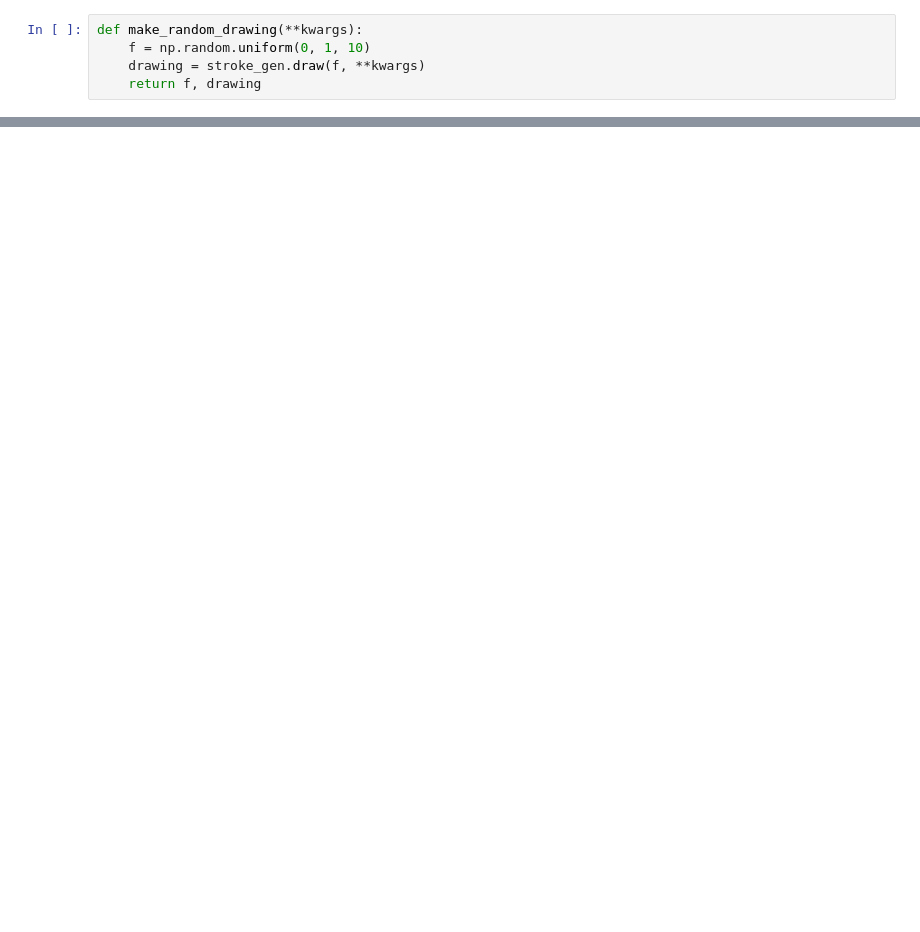
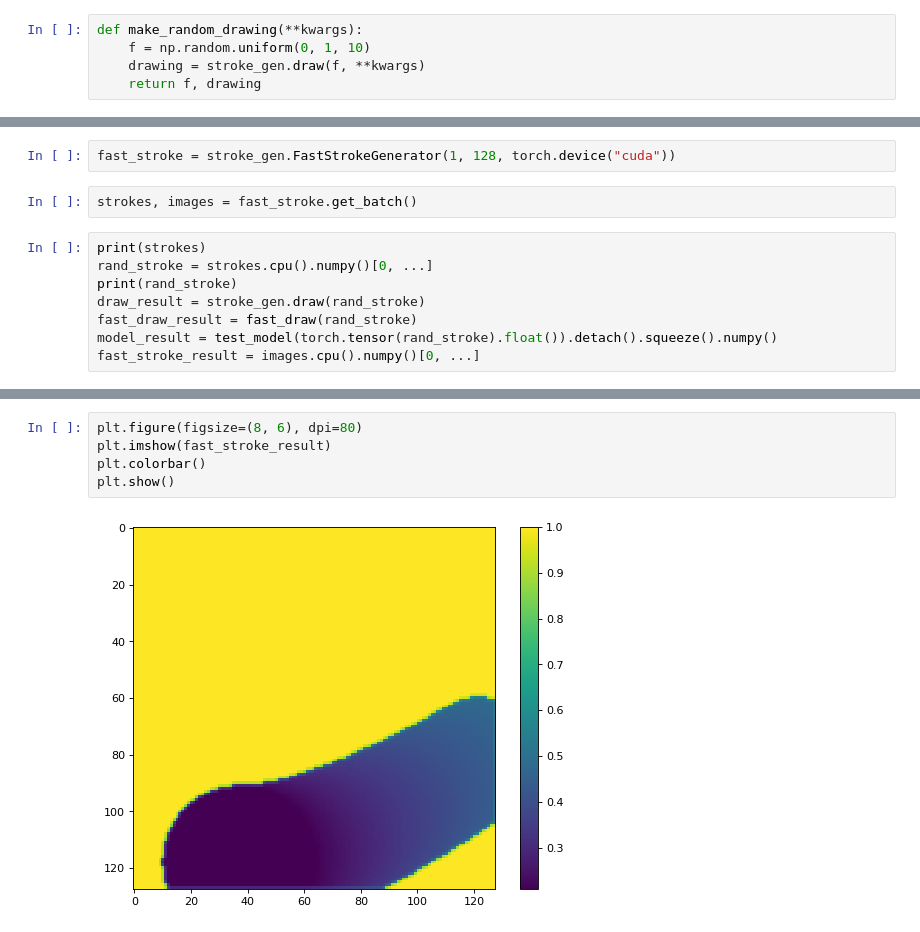
Before and after one commit to tropylium/LearningToPaint, a Jupyter notebook: testing.ipynb, the cells around one changed output, grey strips where cells are left out. Saved outputs shown, nothing was run; the diff lists cells and outputs as text; blank space fills up the shorter version.

Commit message:
add fast stroke generator

```diff
--- a/testing.ipynb
+++ b/testing.ipynb
@@ -39,0 +84,12 @@ AttributeError: module 'tqdm' has no attribute '_instances'
+# %%
+fast_stroke = stroke_gen.FastStrokeGenerator(1, 128, torch.device("cuda"))
+# %%
+strokes, images = fast_stroke.get_batch()
+# %%
+print(strokes)
+rand_stroke = strokes.cpu().numpy()[0, ...]
+print(rand_stroke)
+draw_result = stroke_gen.draw(rand_stroke)
+fast_draw_result = fast_draw(rand_stroke)
+model_result = test_model(torch.tensor(rand_stroke).float()).detach().squeeze().numpy()
+fast_stroke_result = images.cpu().numpy()[0, ...]
@@ -39,0 +109,7 @@ AttributeError: module 'tqdm' has no attribute '_instances'
+# %%
+plt.figure(figsize=(8, 6), dpi=80)
+plt.imshow(fast_stroke_result)
+plt.colorbar()
+plt.show()
+# %% [output]
+[figure, added]
```
Also changed, not shown: parts of 14 cells of this notebook, 2 other files.
